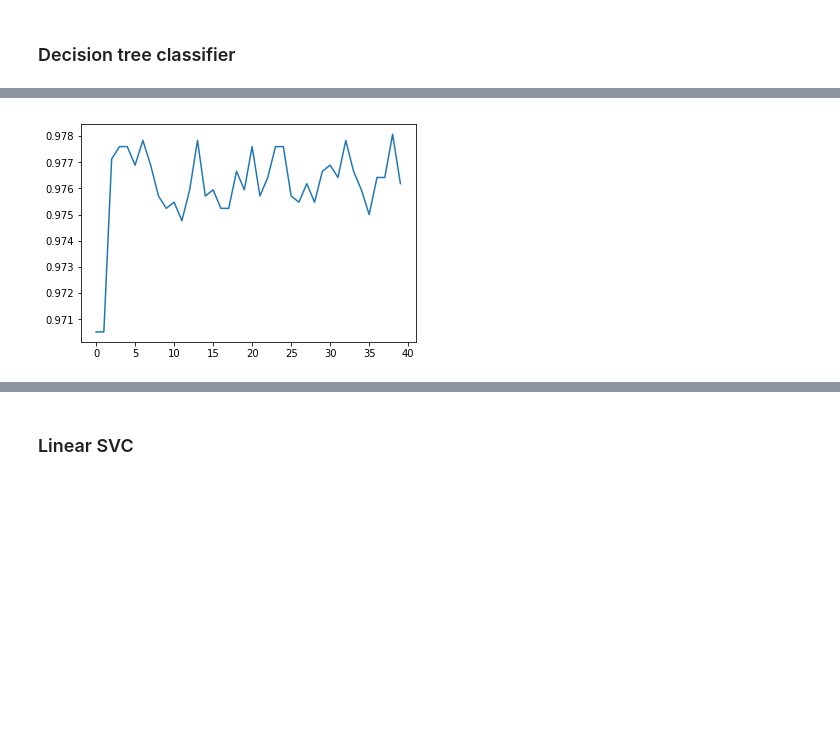
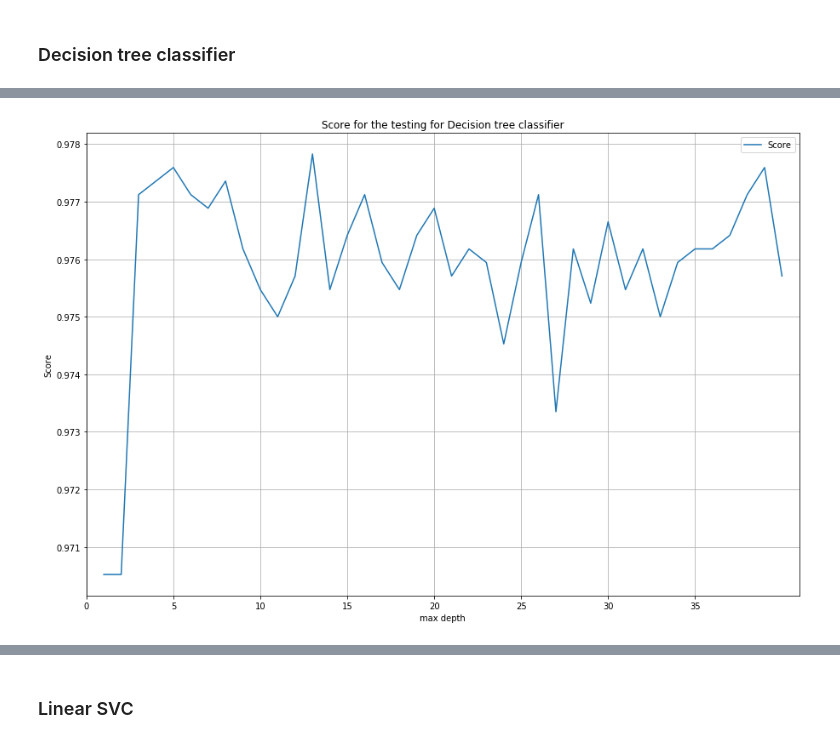
Before and after one commit to etnarek/INFO-Y-120, a Jupyter notebook: project3/project.ipynb, the cells around one changed output, grey strips where cells are left out. Drawn from its saved outputs; the diff is of its cells as text; code cells hidden in the pictures; blank space fills up the shorter version.

```diff
--- a/project3/project.ipynb
+++ b/project3/project.ipynb
@@ -52,3 +88,15 @@ cresci2015["bot_in_biography"] = cresci2015.description.str.contains("\Wbot\W").
+# %%
+for group in tweets2015_grouped:
+    cresci2015.at[group[0], "tweet_geo"] = group[1].geo.mean()
+    cresci2015.at[group[0], "tweet_fav"] = group[1].favorite_count.mean()
+    cresci2015.at[group[0], "tweet_hashtag"] = group[1].num_hashtags.mean()
+    tmp = np.zeros(len(all_sources))
+    for i in group[1].source:
+        cresci2015.at[group[0], i] = cresci2015.loc[group[0], i] + 1/len(group[1])
+    cresci2015.at[group[0], "tweet_url"] = group[1].num_urls.mean()
+    cresci2015.at[group[0], "tweet_retweet"] = group[1].retweet_count.mean()
+    cresci2015.at[group[0], "tweet_mention"] = group[1].num_mentions.mean()
+    cresci2015.at[group[0], "tweet_reply"] = group[1].reply_count.mean()
 # %%
 cresci2015
 # %% [output]
@@ -75,7 +123,8 @@ cresci2015
 ## Class A
 ### data exctration and splitting
 # %%
-X = cresci2015[featuresA].astype("float32").replace([np.inf, -np.inf], np.nan).fillna(0)
+features = featuresA
+X = cresci2015[features].astype("float32").replace([np.inf, -np.inf], np.nan).fillna(0)
 Y = (cresci2015.dataset == "TFP") | (cresci2015.dataset == "E13")
 Y = Y.astype("int")
 # %%
@@ -113,3 +170,0 @@ clf.score(X_test, Y_test)
-# %%
-for i,name in enumerate(featuresA):
-    print("{} : {:.3}".format(name, clf.feature_importances_[i]))
@@ -133,0 +171,7 @@ listed_count : 0.00157
+# %%
+importance = list(zip(features, clf.feature_importances_))
+importance.sort(key=lambda x:x[1], reverse=True)
+for name,i in importance:
+    if i == 0:
+        break
+    print("{} : {:.3}".format(name, i))
@@ -134,11 +194,12 @@ listed_count : 0.00157
 # %% [markdown]
 ### Decision tree classifier
 # %%
+%%time
 scores = []
 for i in range(40):
     clf = DecisionTreeClassifier(max_depth=i+1)
     s = cross_val_score(clf, X_train, Y_train, cv=5)
     scores.append(s.mean())
-plt.plot(scores);
+plot_score(scores, "Decision tree classifier", "max depth");
 print("Best max depth : " + str(np.argmax(scores) + 1))
 # %% [output]
@@ -146,2 +209,2 @@ Best max depth : 39
-[figure, old version]
+[figure, new version]
 # %%
```
Also changed, not shown: parts of 37 cells of this notebook.
